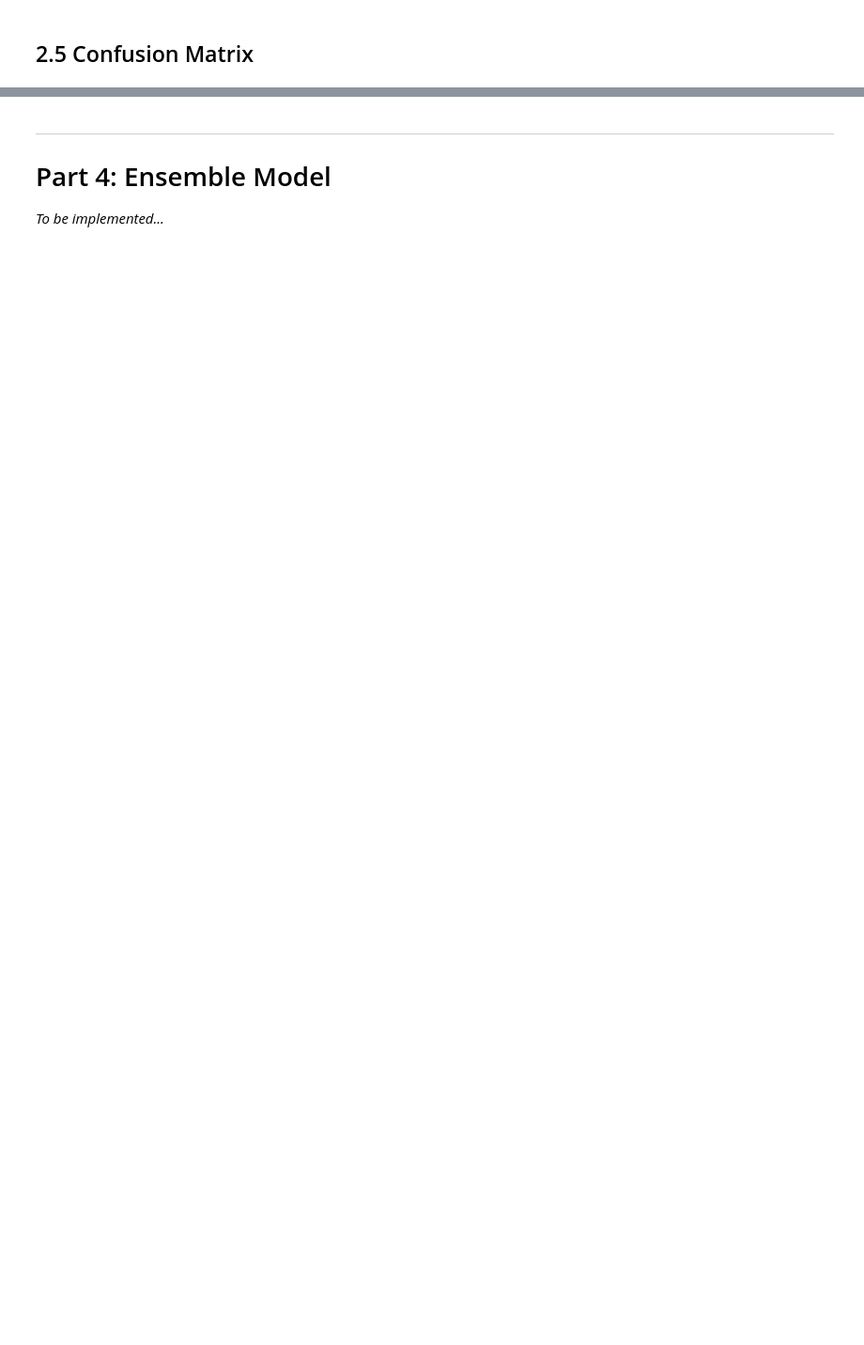
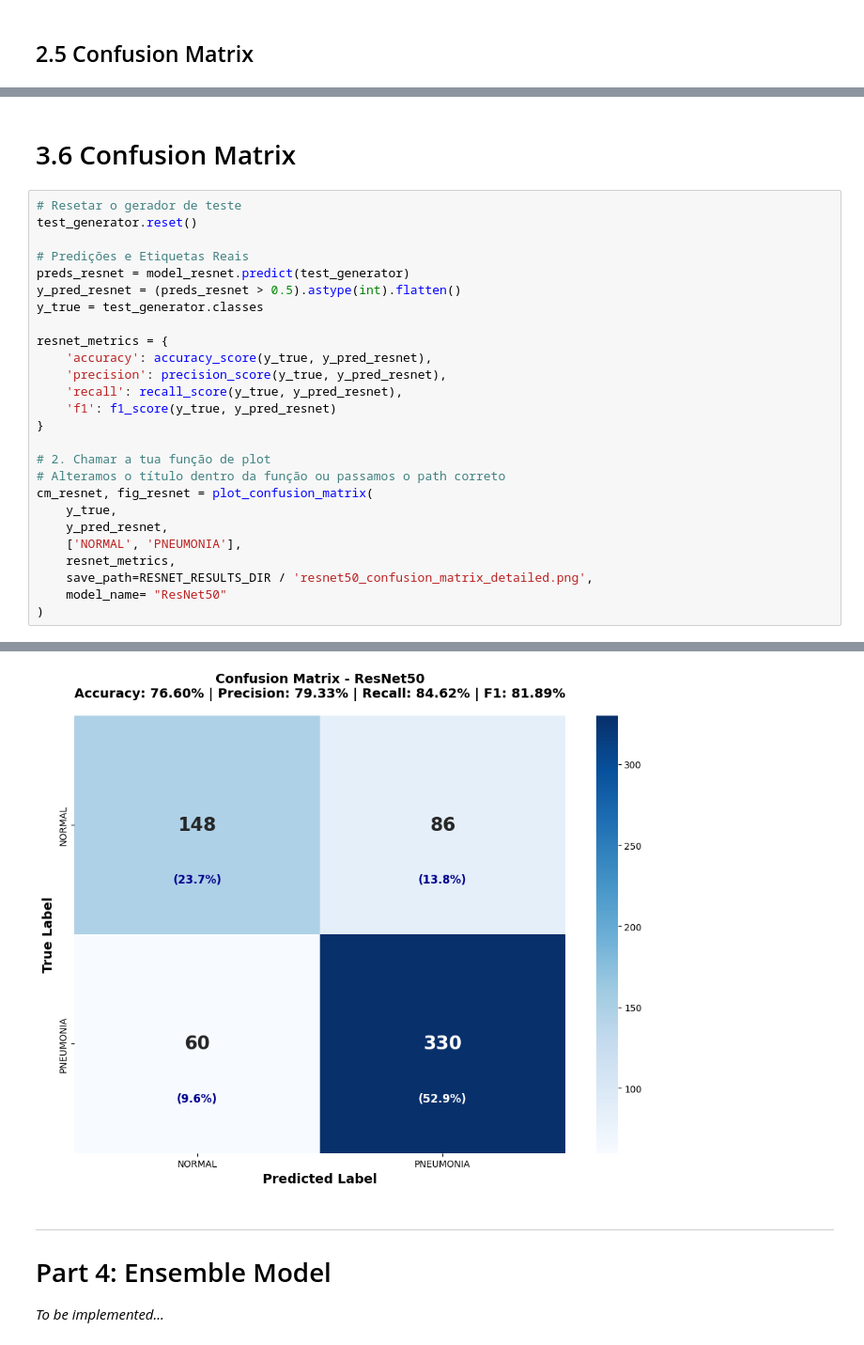
Before and after one commit to beatrizfariasss/FAA_Project2, a Jupyter notebook: code/models.ipynb, the cells around one changed output, grey strips where cells are left out. Shown at 94% size. Drawn from its saved outputs; the diff is of its cells as text; blank space fills up the shorter version.

```diff
--- a/code/models.ipynb
+++ b/code/models.ipynb
@@ -1328,0 +1505,29 @@ weighted avg       0.84      0.84      0.84       624
+# %% [markdown]
+# 3.6 Confusion Matrix
+# %%
+# Resetar o gerador de teste
+test_generator.reset()
+
+# Predições e Etiquetas Reais
+preds_resnet = model_resnet.predict(test_generator)
+y_pred_resnet = (preds_resnet > 0.5).astype(int).flatten()
+y_true = test_generator.classes
+
+resnet_metrics = {
+    'accuracy': accuracy_score(y_true, y_pred_resnet),
+    'precision': precision_score(y_true, y_pred_resnet),
+    'recall': recall_score(y_true, y_pred_resnet),
+    'f1': f1_score(y_true, y_pred_resnet)
+}
+
+# 2. Chamar a tua função de plot
+# Alteramos o título dentro da função ou passamos o path correto
+cm_resnet, fig_resnet = plot_confusion_matrix(
+    y_true,
+    y_pred_resnet,
+    ['NORMAL', 'PNEUMONIA'],
+    resnet_metrics,
+    save_path=RESNET_RESULTS_DIR / 'resnet50_confusion_matrix_detailed.png',
+    model_name= "ResNet50"
+)
+# %% [output]
@@ -1329,3 +1535,4 @@ weighted avg       0.84      0.84      0.84       624
+[figure, added]
 # %% [markdown]
 ---
 # Part 4: Ensemble Model
```
Also changed, not shown: parts of 33 cells of this notebook.
